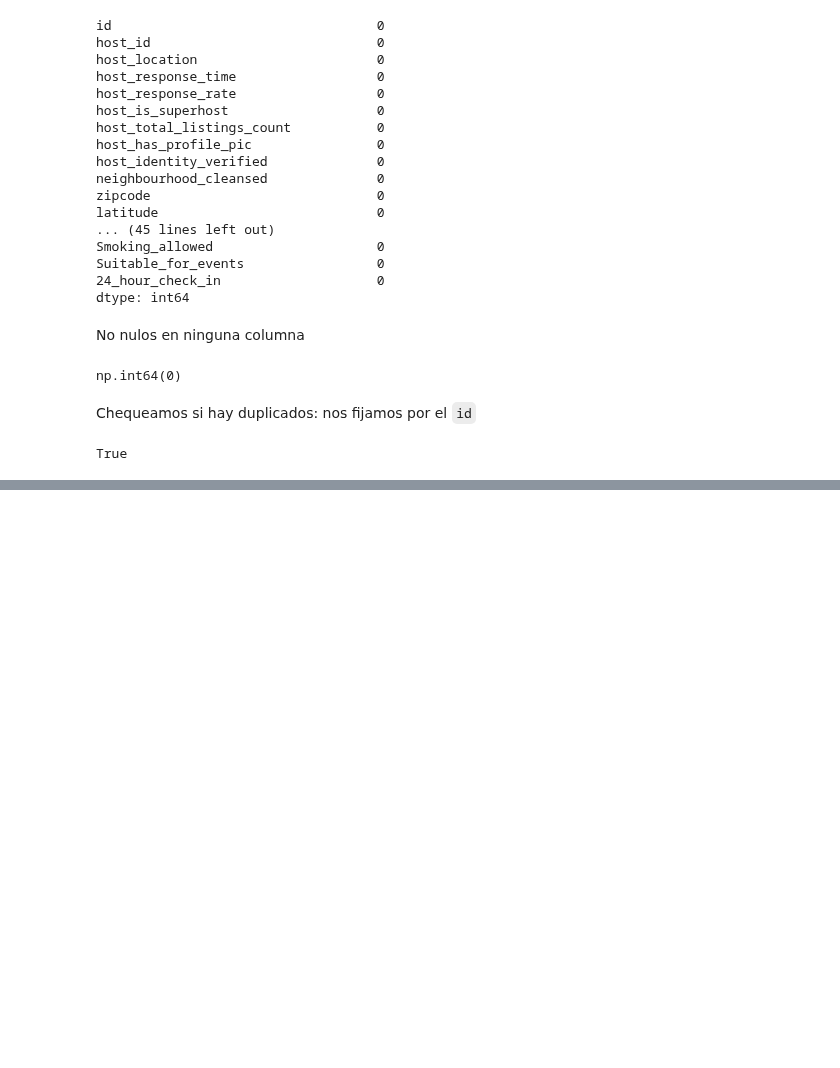
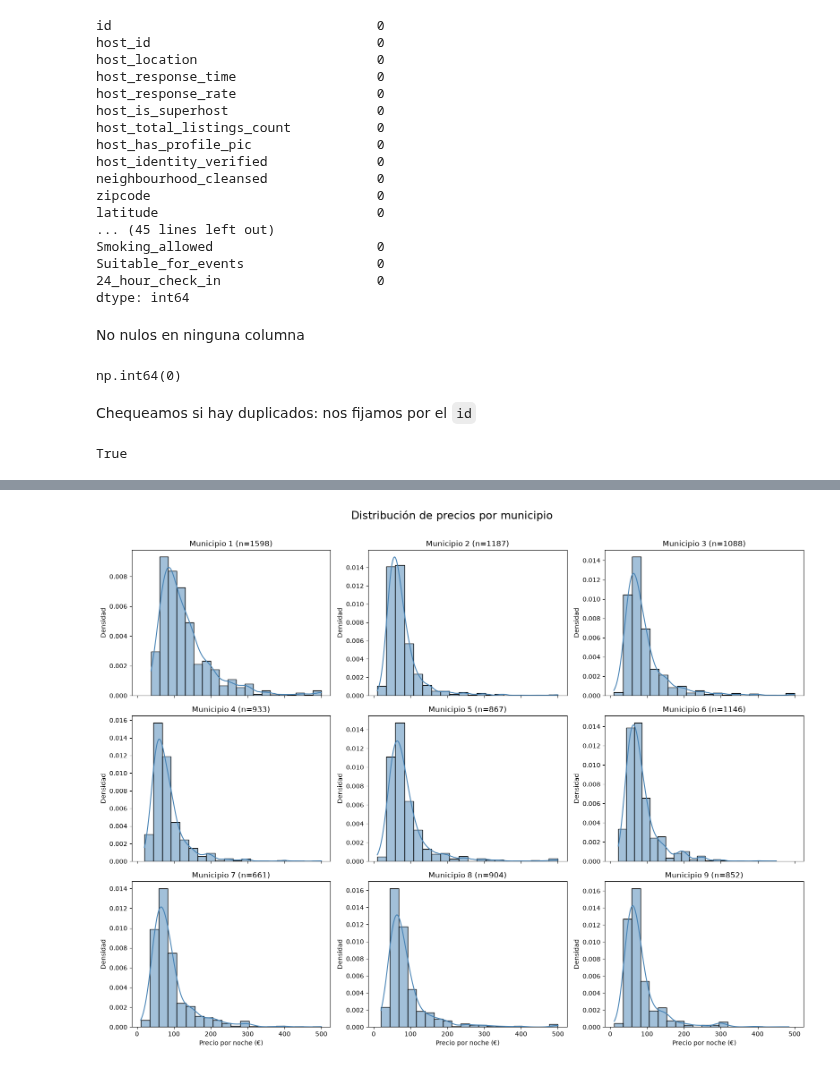
Before and after one commit to santidrelew/tp-mpg, a Jupyter notebook: tp_mpg.ipynb, the cells around one changed output, grey strips where cells are left out. Drawn from its saved outputs; the diff is of its cells as text; code cells hidden in the pictures; blank space fills up the shorter version.

```diff
--- a/tp_mpg.ipynb
+++ b/tp_mpg.ipynb
@@ -73,0 +324,80 @@ True
+# %%
+from math import ceil
+
+# Preparación de los datos
+data = df[
+    ["neighbourhood_cleansed", "daily_price"]
+].dropna().copy()
+
+# El logaritmo requiere precios positivos
+data = data[data["daily_price"] > 0]
+
+# Excluir el 1% de precios más altos solo para visualizar
+limite = data["daily_price"].quantile(0.99)
+data = data[data["daily_price"] <= limite].copy()
+
+# Transformación logarítmica
+data["log_daily_price"] = np.log(data["daily_price"])
+
+# Municipios
+municipios = sorted(data["neighbourhood_cleansed"].unique())
+
+
+def plot_histogramas_por_municipio(columna, titulo, xlabel):
+    n_cols = 3
+    n_rows = ceil(len(municipios) / n_cols)
+
+    fig, axes = plt.subplots(
+        n_rows,
+        n_cols,
+        figsize=(16, 4 * n_rows),
+        sharex=True
+    )
+
+    axes = np.array(axes).flatten()
+
+    for ax, municipio in zip(axes, municipios):
+        subset = data[
+            data["neighbourhood_cleansed"] == municipio
+        ]
+
+        sns.histplot(
+            data=subset,
+            x=columna,
+            bins=20,
+            kde=True,
+            stat="density",
+            color="steelblue",
+            ax=ax
+        )
+
+        ax.set_title(
+            f"Municipio {municipio} (n={len(subset)})"
+        )
+        ax.set_xlabel(xlabel)
+        ax.set_ylabel("Densidad")
+
+    # Eliminar ejes sobrantes
+    for ax in axes[len(municipios):]:
+        ax.remove()
+
+    fig.suptitle(titulo, fontsize=17, y=1.01)
+    plt.tight_layout()
+    plt.show()
+
+
+# Figura 1: precios originales
+plot_histogramas_por_municipio(
+    "daily_price",
+    "Distribución de precios por municipio",
+    "Precio por noche (€)"
+)
+
+# Figura 2: logaritmo de los precios
+plot_histogramas_por_municipio(
+    "log_daily_price",
+    "Distribución del logaritmo del precio por municipio",
+    "log(Precio por noche)"
+)
+# %% [output]
+[figure, added]
```
Also changed, not shown: parts of 11 cells of this notebook, 3 other files.
